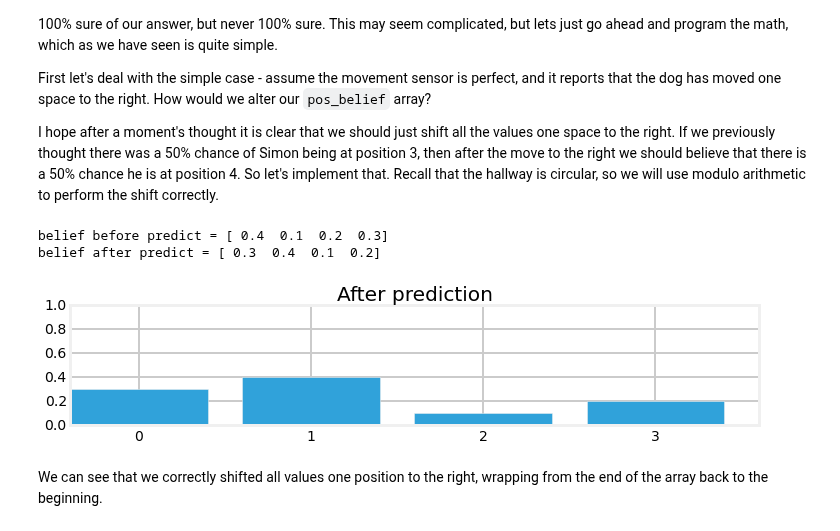
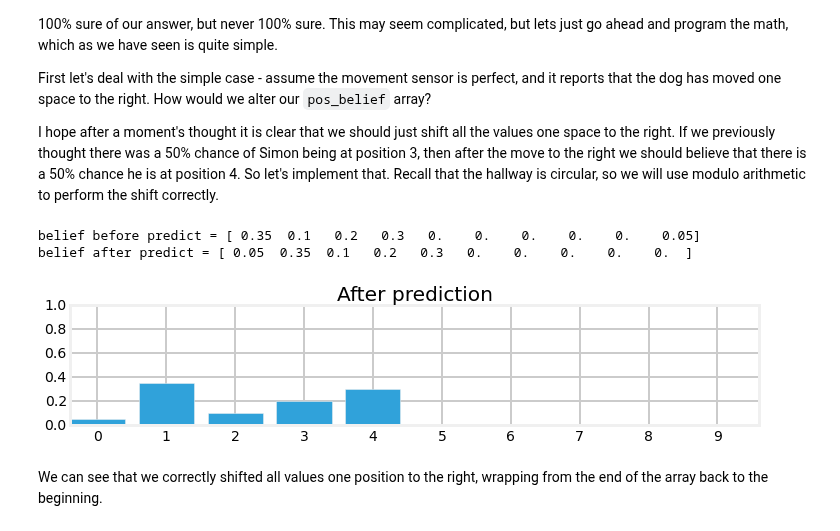
Before and after one commit to rlabbe/Kalman-and-Bayesian-Filters-in-Python, a Jupyter notebook: 02_Discrete_Bayes.ipynb, the cells around one changed output. Saved outputs shown, nothing was run; the diff lists cells and outputs as text; code cells hidden in the pictures.

```diff
--- a/02_Discrete_Bayes.ipynb
+++ b/02_Discrete_Bayes.ipynb
@@ -155,25 +155,25 @@ I hope after a moment's thought it is clear that we should just shift all the va
 # %%
 def perfect_predict(pos_belief, move):
     """ move the position by 'move' spaces, where positive is to the right,
     and negative is to the left
     """
     n = len(pos_belief)
     result = np.zeros(n)
     for i in range(n):
         result[i] = pos_belief[(i-move) % n]
     pos_belief[:] = result # copy back to original array
 
-pos_belief = np.array([.4, .1, .2, .3])
+pos_belief = np.array([.35, .1, .2, .3, 0, 0, 0, 0, 0, .05])
 print('belief before predict =', pos_belief)
 bp.bar_plot(pos_belief, title='Before prediction')
 
 perfect_predict(pos_belief, 1)
 print('belief after predict =', pos_belief)
 bp.bar_plot(pos_belief, title='After prediction')
 # %% [output]
-belief before predict = [ 0.4  0.1  0.2  0.3]
-belief after predict = [ 0.3  0.4  0.1  0.2]
+belief before predict = [ 0.35  0.1   0.2   0.3   0.    0.    0.    0.    0.    0.05]
+belief after predict = [ 0.05  0.35  0.1   0.2   0.3   0.    0.    0.    0.    0.  ]
-[figure, old version]
+[figure, new version]
 # %% [markdown]
 We can see that we correctly shifted all values one position to the right, wrapping from the end of the array back to the beginning.
 # %% [markdown]
```
Also changed, not shown: parts of 7 cells of this notebook, 2 other files.
